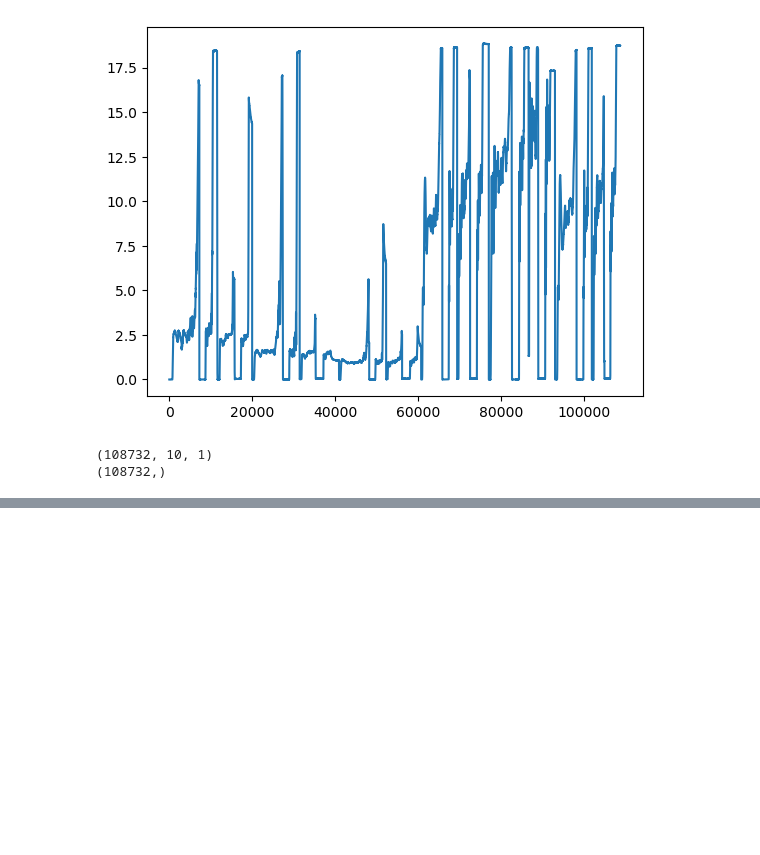
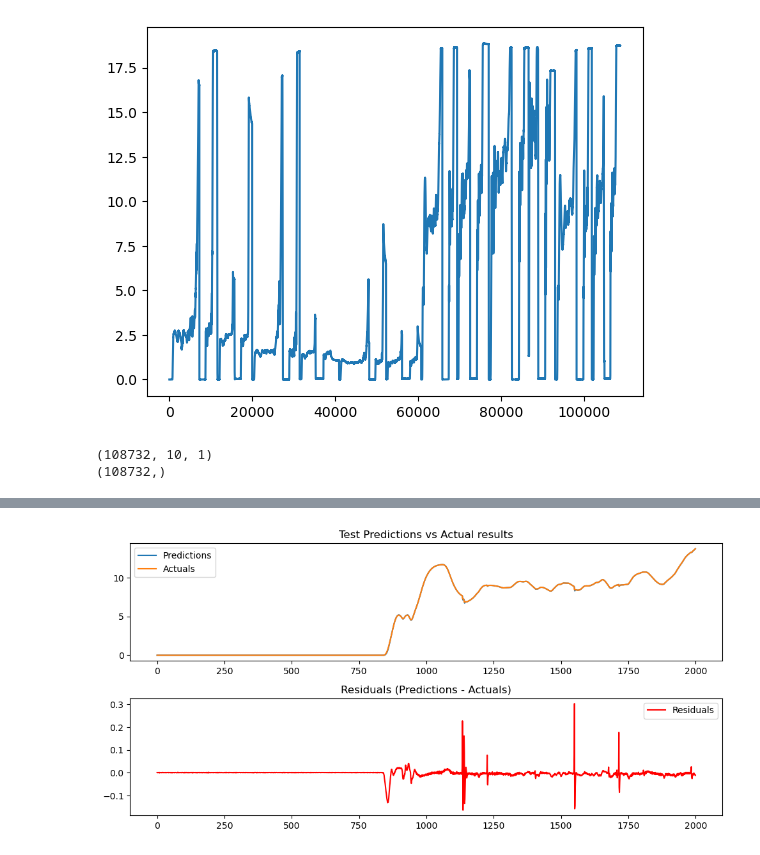
Before and after one commit to Aalajlan6/Afkhami-Data-Usage, a Jupyter notebook: LSTM attempt.ipynb, the cells around one changed output, grey strips where cells are left out. Cells and saved outputs as stored; diff of their text form; code cells hidden in the pictures; blank space fills up the shorter version.

```diff
--- a/LSTM attempt.ipynb
+++ b/LSTM attempt.ipynb
@@ -190,0 +190,26 @@ plt.plot(test_results['Actuals'])
+# %%
+import matplotlib.pyplot as plt
+
+# Assuming test_results is a DataFrame or similar with 'Test Predictions' and 'Actuals' columns
+predictions = test_results['Test Predictions'][:2000]
+actuals = test_results['Actuals'][:2000]
+
+# Plotting the residuals
+plt.figure(figsize=(10, 5))
+plt.subplot(2, 1, 1)
+plt.plot(predictions, label='Predictions')
+plt.plot(actuals, label='Actuals')
+plt.title('Test Predictions vs Actual results')
+plt.legend()
+
+# Plotting the residuals
+residuals = predictions - actuals
+plt.subplot(2, 1, 2)
+plt.plot(residuals, label='Residuals', color='red')
+plt.title('Residuals (Predictions - Actuals)')
+plt.legend()
+
+plt.tight_layout()
+plt.show()
+# %% [output]
+[figure, added]
```
Also changed, not shown: parts of 10 cells of this notebook, 3 other files.
